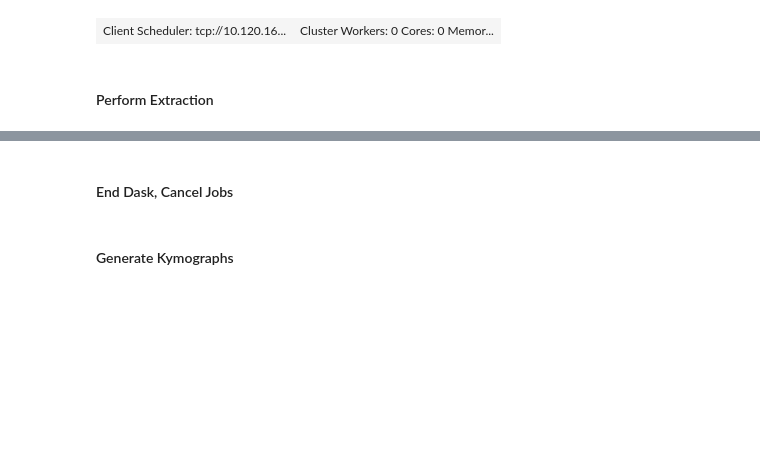
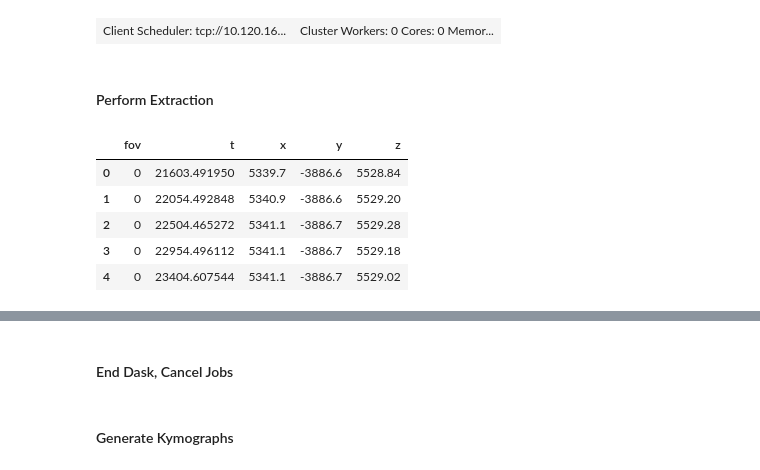
Before and after one commit to paulssonlab/TrenchRipper, a Jupyter notebook: Cluster_Notebook.ipynb, the cells around one changed output, grey strips where cells are left out. Saved outputs shown, nothing was run; the diff lists cells and outputs as text; code cells hidden in the pictures; blank space fills up the shorter version.

```diff
--- a/Cluster_Notebook.ipynb
+++ b/Cluster_Notebook.ipynb
@@ -18,5 +27,15 @@ kymo_controller.daskclient
 # %% [markdown]
 #### Perform Extraction
 # %%
-hdf5_extractor = tr.ndextract.hdf5_fov_extractor("/n/scratch2/de64/full_pipeline_test/40x_Ph2_Test_1.5.nd2","/n/scratch2/de64/full_pipeline_test") ##find a more elegent way to do grids....
+# hdf5_extractor = tr.ndextract.hdf5_fov_extractor("/n/scratch2/de64/full_pipeline_test/40x_Ph2_Test_1.5.nd2","/n/scratch2/de64/full_pipeline_test")
+hdf5_extractor = tr.ndextract.hdf5_fov_extractor("/n/scratch2/de64/2019-05-10_bacillus_training_data/ChannelPhase,RFP_Seq0000.nd2","/n/scratch2/de64/2019-05-10_bacillus_training_data")
+# %%
+hdf5_extractor.fov_metadata[:5]
+# %% [output]
+|  | fov | t | x | y | z |
+| 0 | 0 | 21603.491950 | 5339.7 | -3886.6 | 5528.84 |
+| 1 | 0 | 22054.492848 | 5340.9 | -3886.6 | 5529.20 |
+| 2 | 0 | 22504.465272 | 5341.1 | -3886.7 | 5529.28 |
+| 3 | 0 | 22954.496112 | 5341.1 | -3886.7 | 5529.18 |
+| 4 | 0 | 23404.607544 | 5341.1 | -3886.7 | 5529.02 |
 # %%
```
Also changed, not shown: parts of 41 cells of this notebook, 4 other files.
